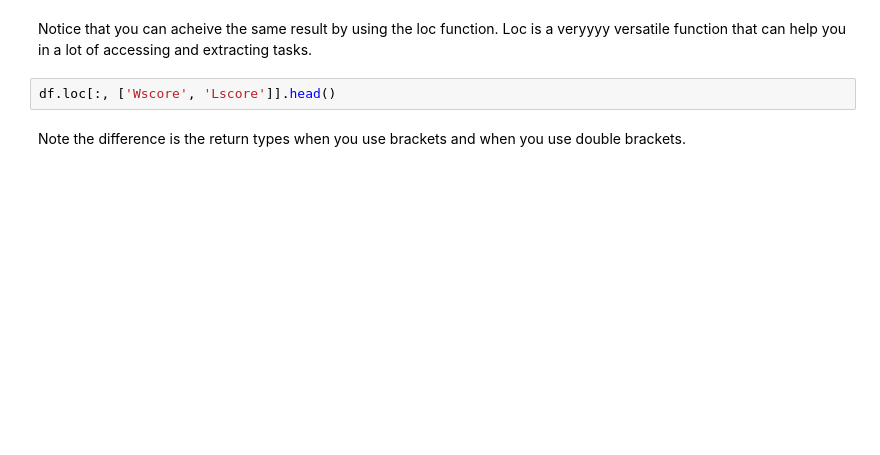
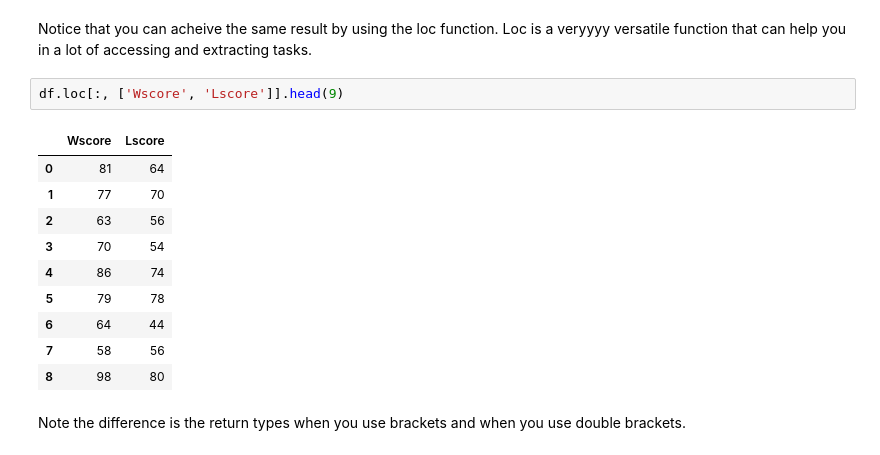
Before and after one commit to bootloader-kp/python-tutorial, a Jupyter notebook: 7._4._Pandas Tutorial.ipynb, the cells around one changed output. Saved outputs shown, nothing was run; the diff lists cells and outputs as text; blank space fills up the shorter version.

```diff
--- a/7._4._Pandas Tutorial.ipynb
+++ b/7._4._Pandas Tutorial.ipynb
@@ -427,6 +489,17 @@ df[['Wscore', 'Lscore']].head()
 # %% [markdown]
 Notice that you can acheive the same result by using the loc function. Loc is a veryyyy versatile function that can help you in a lot of accessing and extracting tasks.
 # %%
-df.loc[:, ['Wscore', 'Lscore']].head()
+df.loc[:, ['Wscore', 'Lscore']].head(9)
+# %% [output]
+|  | Wscore | Lscore |
+| 0 | 81 | 64 |
+| 1 | 77 | 70 |
+| 2 | 63 | 56 |
+| 3 | 70 | 54 |
+| 4 | 86 | 74 |
+| 5 | 79 | 78 |
+| 6 | 64 | 44 |
+| 7 | 58 | 56 |
+| 8 | 98 | 80 |
 # %% [markdown]
 Note the difference is the return types when you use brackets and when you use double brackets.
```
Also changed, not shown: parts of 17 cells of this notebook, 1 other file.
